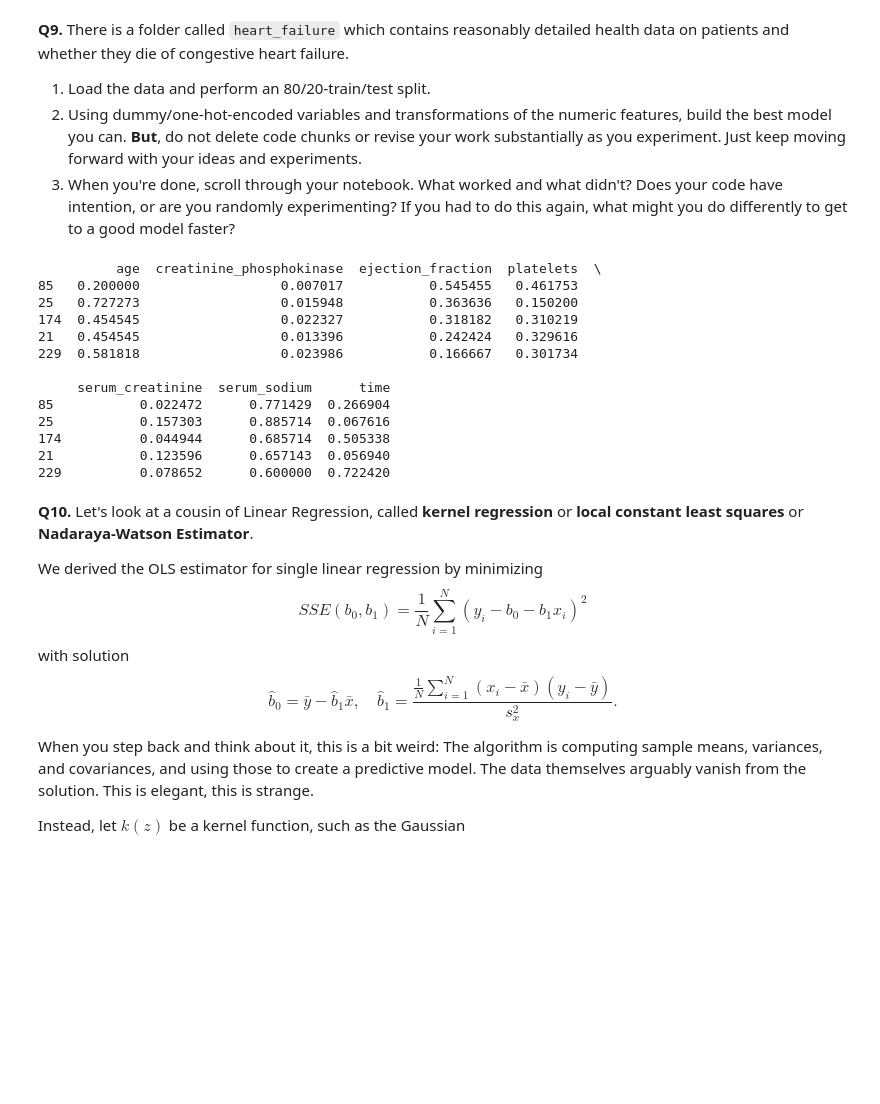
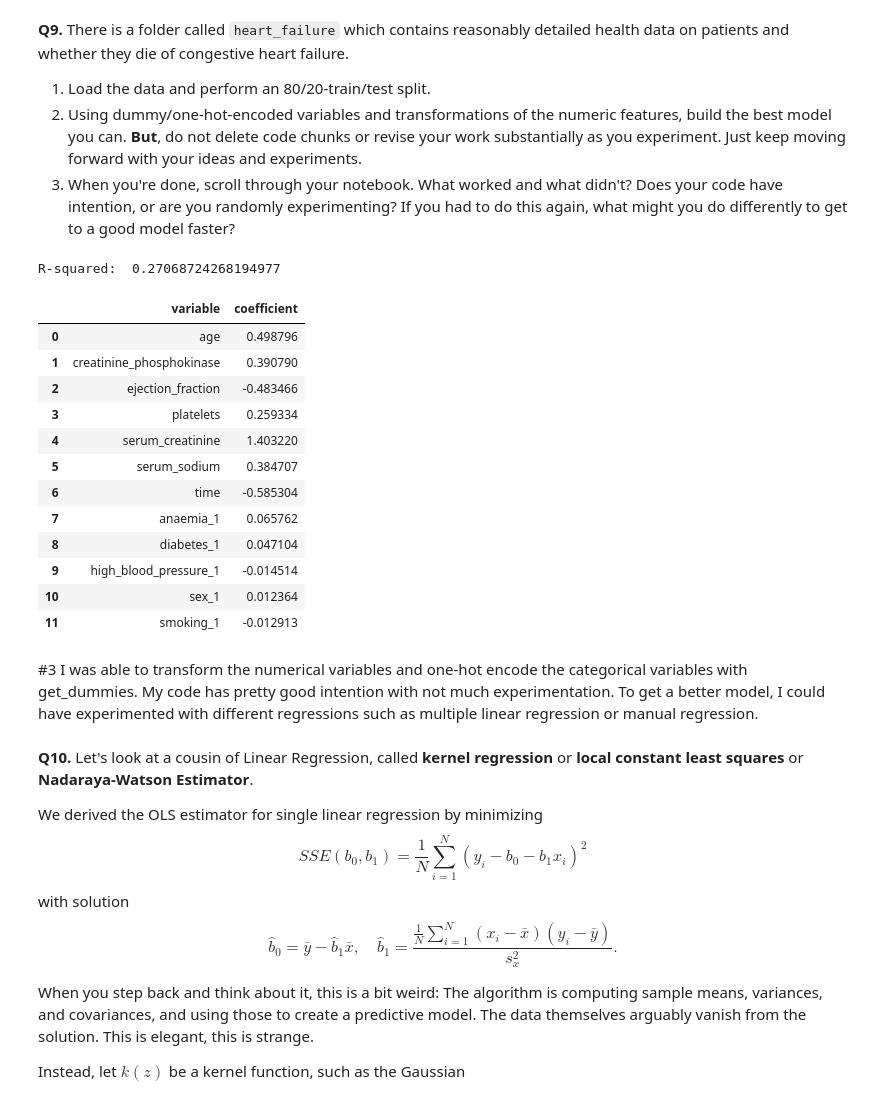
Before and after one commit to yuinab/linearModels, a Jupyter notebook: assignment/assignment.ipynb, the cells around one changed output. Drawn from its saved outputs; the diff is of its cells as text; code cells hidden in the pictures; blank space fills up the shorter version.

```diff
--- a/assignment/assignment.ipynb
+++ b/assignment/assignment.ipynb
@@ -223,46 +223,60 @@ Explain the intuition of your result.
 # %%
 import numpy as np
 import pandas as pd
 import seaborn as sns
 import matplotlib.pyplot as plt
 from sklearn.neighbors import KNeighborsRegressor # Import the kNN regression tool
+from sklearn.model_selection import train_test_split
+from sklearn.linear_model import LinearRegression
+from sklearn.metrics import r2_score, mean_squared_error
 
+# Load dataset
 df = pd.read_csv('linearModels/assignment/data/heart_failure/heart_failure_clinical_records_dataset.csv')
+
+# Selecting relevant numeric and categorical variables
+numeric_columns = ['age', 'creatinine_phosphokinase', 'ejection_fraction', 'platelets', 'serum_creatinine', 'serum_sodium', 'time']
+categorical_columns = ['anaemia', 'diabetes', 'high_blood_pressure', 'sex', 'smoking']
 
 # Target Variable
 y = df['DEATH_EVENT']
-X = df.loc[:,['age','creatinine_phosphokinase','ejection_fraction','platelets','serum_creatinine','serum_sodium','time']] # Create feature matrix
+X = df[numeric_columns + categorical_columns].copy()
 
 # Maxmin normalization function; Sci-kit calls it the "standard scaler"
 def maxmin(z):
-    z = (z-min(z))/(max(z)-min(z))
-    return(z)
-X = X.apply(maxmin) # Normalize X
+    return (z - z.min()) / (z.max() - z.min())
 
-# One-hot encode categorical variables (if needed)
-X = pd.get_dummies(X, drop_first=True)
+X[numeric_columns] = X[numeric_columns].apply(maxmin) # Normalize X
+
+# One-hot encode categorical variables
+X = pd.get_dummies(X, columns=categorical_columns, drop_first=True)
 
 # Split the sample:
-from sklearn.model_selection import train_test_split
-X_train, X_test, y_train, y_test = train_test_split(X,y, # Feature and target variables
-                                                    test_size=.2, # Split the sample 80 train/ 20 test
+X_train, X_test, y_train, y_test = train_test_split(X, y, # Feature and target variables
+                                                    test_size=0.2, # Split the sample 80 train/ 20 test
                                                     random_state=65) # For replication purposes
 
-print(X_train.head())
+# Regression:
+reg = LinearRegression(fit_intercept=False).fit(X_train, y_train) # Fit the linear model
+results = pd.DataFrame({'variable': reg.feature_names_in_, 'coefficient': reg.coef_}) # Regression coefficients
+print('R-squared: ', reg.score(X_test, y_test)) # R squared measure
+results
 # %% [output]
-          age  creatinine_phosphokinase  ejection_fraction  platelets  \
-85   0.200000                  0.007017           0.545455   0.461753
-25   0.727273                  0.015948           0.363636   0.150200
-174  0.454545                  0.022327           0.318182   0.310219
-21   0.454545                  0.013396           0.242424   0.329616
-229  0.581818                  0.023986           0.166667   0.301734
-
-     serum_creatinine  serum_sodium      time
-85           0.022472      0.771429  0.266904
-25           0.157303      0.885714  0.067616
-174          0.044944      0.685714  0.505338
-21           0.123596      0.657143  0.056940
-229          0.078652      0.600000  0.722420
+R-squared:  0.27068724268194977
+|  | variable | coefficient |
+| 0 | age | 0.498796 |
+| 1 | creatinine_phosphokinase | 0.390790 |
+| 2 | ejection_fraction | -0.483466 |
+| 3 | platelets | 0.259334 |
+| 4 | serum_creatinine | 1.403220 |
+| 5 | serum_sodium | 0.384707 |
+| 6 | time | -0.585304 |
+| 7 | anaemia_1 | 0.065762 |
+| 8 | diabetes_1 | 0.047104 |
+| 9 | high_blood_pressure_1 | -0.014514 |
+| 10 | sex_1 | 0.012364 |
+| 11 | smoking_1 | -0.012913 |
+# %% [markdown]
+#3 I was able to transform the numerical variables and one-hot encode the categorical variables with get_dummies. My code has pretty good intention with not much experimentation. To get a better model, I could have experimented with different regressions such as multiple linear regression or manual regression.
 # %% [markdown]
 **Q10.** Let's look at a cousin of Linear Regression, called **kernel regression** or **local constant least squares** or **Nadaraya-Watson Estimator**.
 
```
